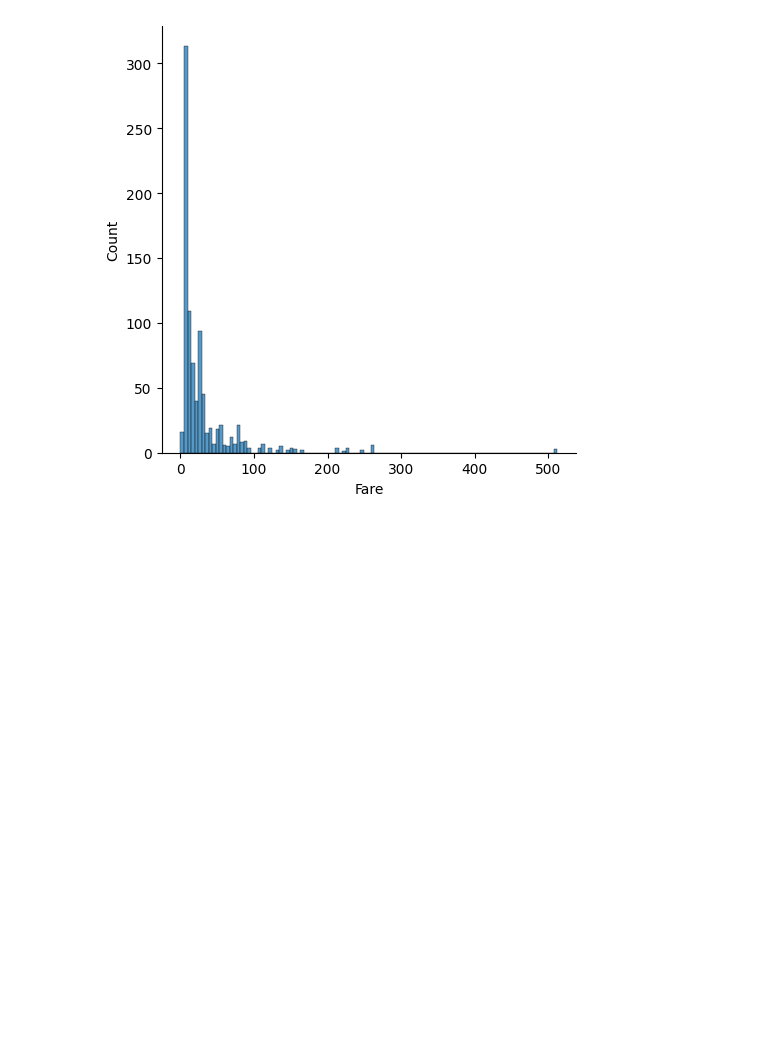
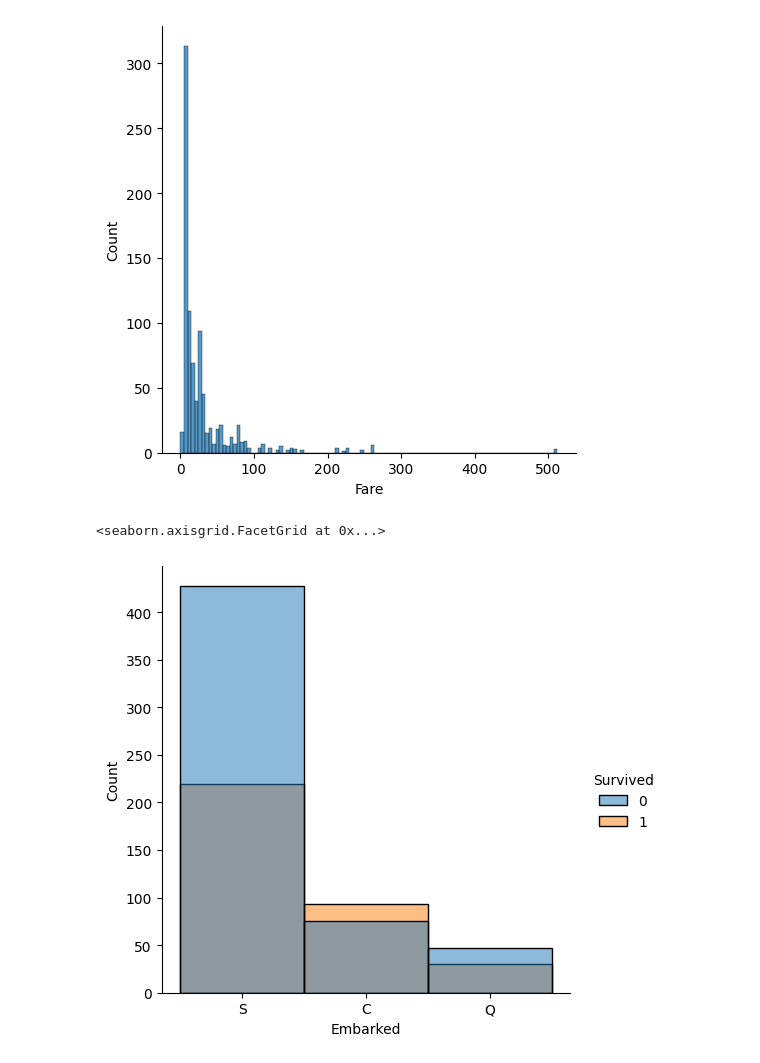
Before and after one commit to alb1nut/Kaggle-Titanic-Challenge-Machine-Learning-from-Disaster., a Jupyter notebook: Kaggle_Titanic_Challenge_–_Machine_Learning_from_Disaster_.ipynb, the cells around one changed output. Cells and saved outputs as stored; diff of their text form; code cells hidden in the pictures; blank space fills up the shorter version.

Commit message:
Titanic Challenge (Feature Engineering & Preprocessing)

```diff
--- a/Kaggle_Titanic_Challenge_–_Machine_Learning_from_Disaster_.ipynb
+++ b/Kaggle_Titanic_Challenge_–_Machine_Learning_from_Disaster_.ipynb
@@ -224,3 +228,8 @@ sns.displot(data=titanic_data,x ='Fare')
 # %% [output]
 <seaborn.axisgrid.FacetGrid at 0x...>
 [figure]
+# %%
+sns.displot(data=titanic_data,x='Embarked',hue='Survived')
+# %% [output]
+<seaborn.axisgrid.FacetGrid at 0x...>
+[figure, added]
```
Also changed, not shown: parts of 24 cells of this notebook.
